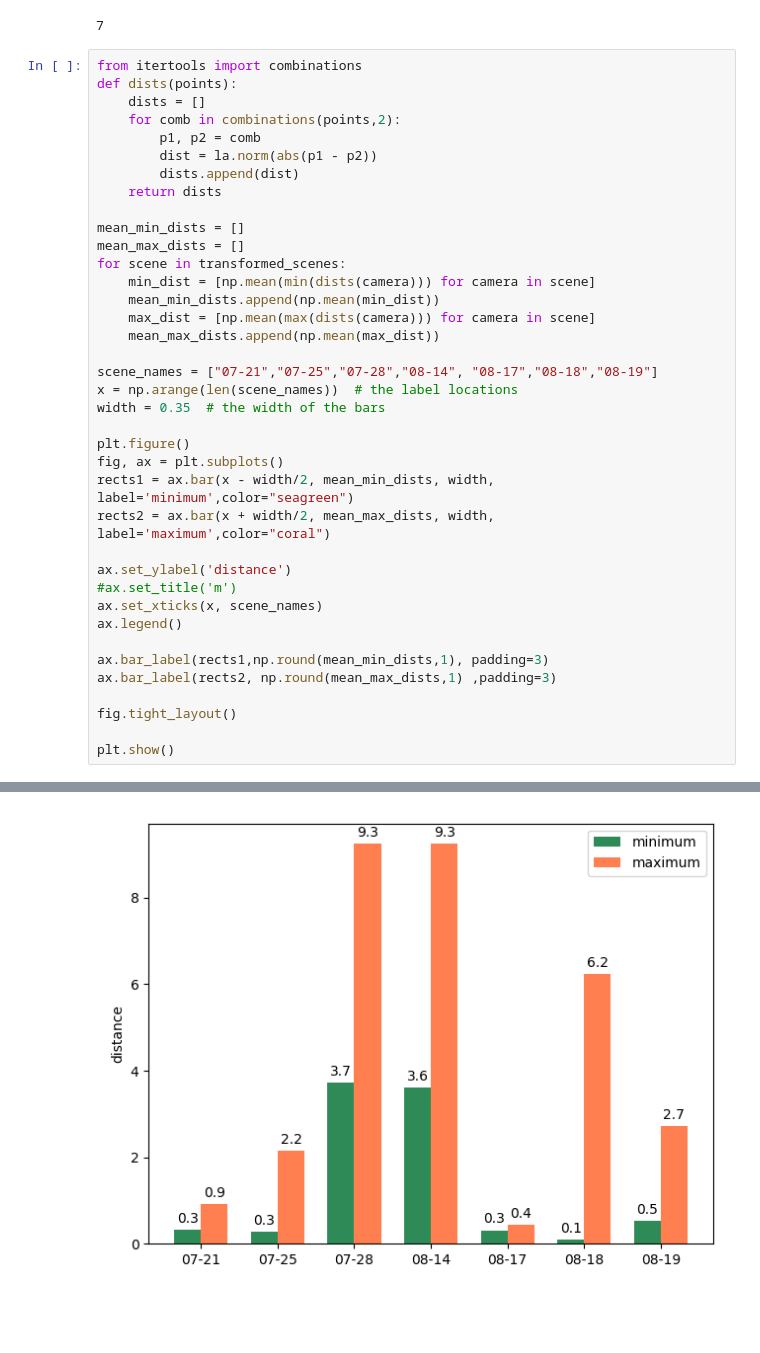
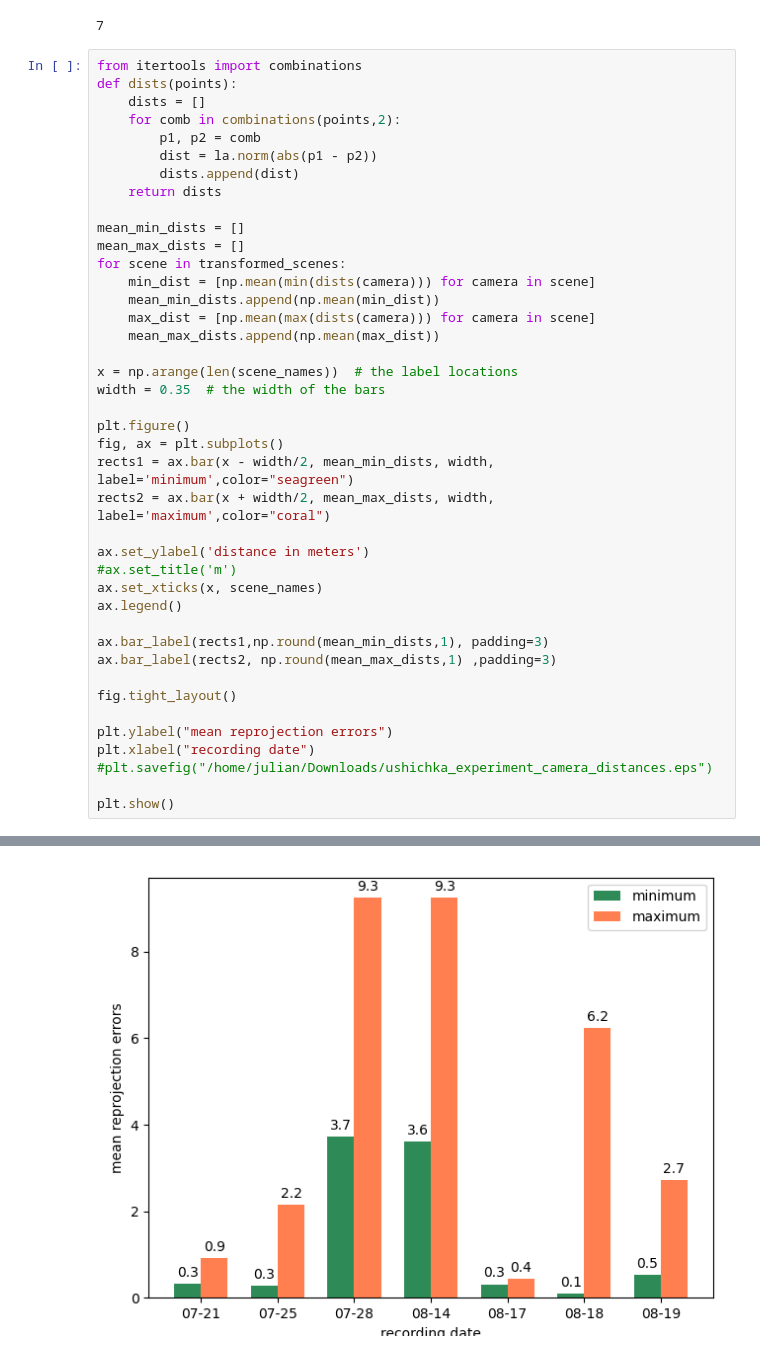
Before and after one commit to ushichka/dmcp, a Jupyter notebook: notebooks/analyze_ushichka_exp.ipynb, the cells around one changed output, grey strips where cells are left out. Drawn from its saved outputs; the diff is of its cells as text; blank space fills up the shorter version.

```diff
--- a/notebooks/analyze_ushichka_exp.ipynb
+++ b/notebooks/analyze_ushichka_exp.ipynb
@@ -84,7 +88,6 @@ for scene in transformed_scenes:
     max_dist = [np.mean(max(dists(camera))) for camera in scene]
     mean_max_dists.append(np.mean(max_dist))
 
-scene_names = ["07-21","07-25","07-28","08-14", "08-17","08-18","08-19"]
 x = np.arange(len(scene_names))  # the label locations
 width = 0.35  # the width of the bars
 
@@ -93,7 +96,7 @@ fig, ax = plt.subplots()
 rects1 = ax.bar(x - width/2, mean_min_dists, width, label='minimum',color="seagreen")
 rects2 = ax.bar(x + width/2, mean_max_dists, width, label='maximum',color="coral")
 
-ax.set_ylabel('distance')
+ax.set_ylabel('distance in meters')
 #ax.set_title('m')
 ax.set_xticks(x, scene_names)
 ax.legend()
@@ -103,5 +106,9 @@ ax.bar_label(rects2, np.round(mean_max_dists,1) ,padding=3)
 
 fig.tight_layout()
 
+plt.ylabel("mean reprojection errors")
+plt.xlabel("recording date")
+#plt.savefig("/home/julian/Downloads/ushichka_experiment_camera_distances.eps")
+
 plt.show()
 # %% [output]
@@ -108,2 +116,2 @@ plt.show()
-[figure, old version]
+[figure, new version]
 [figure]
```
Also changed, not shown: parts of 4 cells of this notebook.
